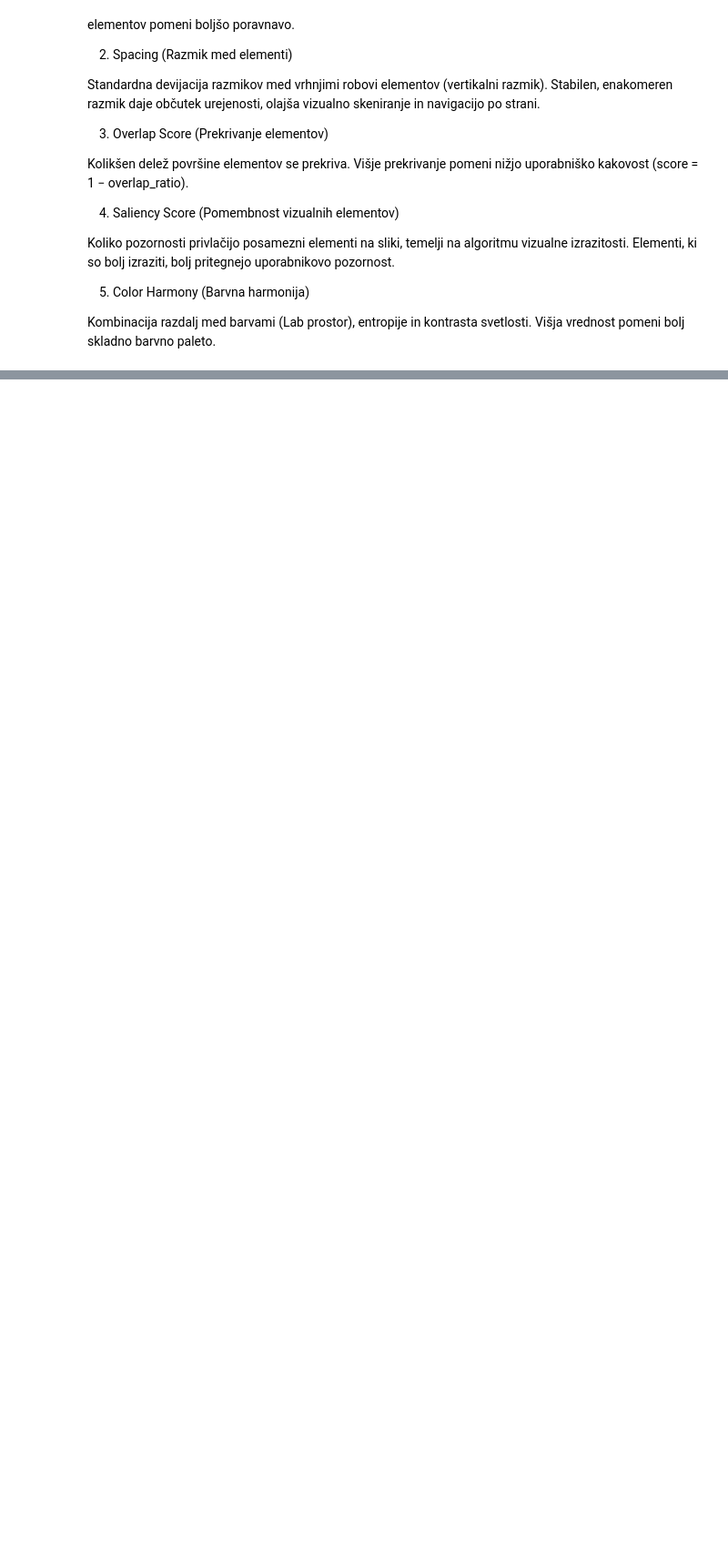
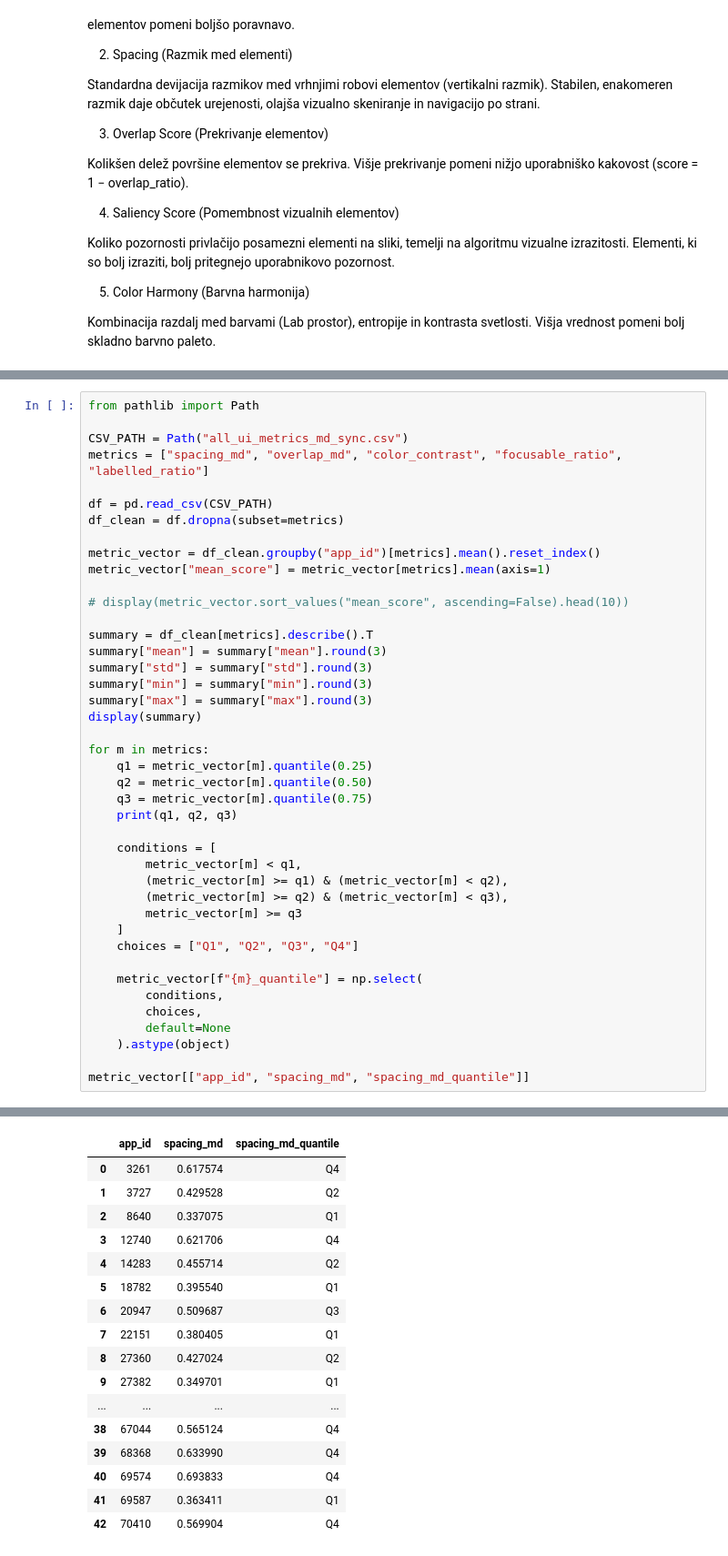
Before and after one commit to mmarolt/gui-prototyping-analysis, a Jupyter notebook: quantitative_analysis/analyze_prototype_elements.ipynb, the cells around one changed output, grey strips where cells are left out. Shown: that part at 91% size. Drawn from its saved outputs; the diff is of its cells as text; blank space fills up the shorter version.

```diff
--- a/quantitative_analysis/analyze_prototype_elements.ipynb
+++ b/quantitative_analysis/analyze_prototype_elements.ipynb
@@ -417,0 +475,43 @@ main_jupyter_safe_md()
+# %%
+from pathlib import Path
+
+CSV_PATH = Path("all_ui_metrics_md_sync.csv")
+metrics = ["spacing_md", "overlap_md", "color_contrast", "focusable_ratio", "labelled_ratio"]
+
+df = pd.read_csv(CSV_PATH)
+df_clean = df.dropna(subset=metrics)
+
+metric_vector = df_clean.groupby("app_id")[metrics].mean().reset_index()
+metric_vector["mean_score"] = metric_vector[metrics].mean(axis=1)
+
+# display(metric_vector.sort_values("mean_score", ascending=False).head(10))
+
+summary = df_clean[metrics].describe().T
+summary["mean"] = summary["mean"].round(3)
+summary["std"] = summary["std"].round(3)
+summary["min"] = summary["min"].round(3)
+summary["max"] = summary["max"].round(3)
+display(summary)
+
+for m in metrics:
+    q1 = metric_vector[m].quantile(0.25)
+    q2 = metric_vector[m].quantile(0.50)
+    q3 = metric_vector[m].quantile(0.75)
+    print(q1, q2, q3)
+
+    conditions = [
+        metric_vector[m] < q1,
+        (metric_vector[m] >= q1) & (metric_vector[m] < q2),
+        (metric_vector[m] >= q2) & (metric_vector[m] < q3),
+        metric_vector[m] >= q3
+    ]
+    choices = ["Q1", "Q2", "Q3", "Q4"]
+
+    metric_vector[f"{m}_quantile"] = np.select(
+        conditions,
+        choices,
+        default=None
+    ).astype(object)
+
+metric_vector[["app_id", "spacing_md", "spacing_md_quantile"]]
+# %% [output]
@@ -417,0 +529,17 @@ main_jupyter_safe_md()
+|  | app_id | spacing_md | spacing_md_quantile |
+| 0 | 3261 | 0.617574 | Q4 |
+| 1 | 3727 | 0.429528 | Q2 |
+| 2 | 8640 | 0.337075 | Q1 |
+| 3 | 12740 | 0.621706 | Q4 |
+| 4 | 14283 | 0.455714 | Q2 |
+| 5 | 18782 | 0.395540 | Q1 |
+| 6 | 20947 | 0.509687 | Q3 |
+| 7 | 22151 | 0.380405 | Q1 |
+| 8 | 27360 | 0.427024 | Q2 |
+| 9 | 27382 | 0.349701 | Q1 |
+| ... | ... | ... | ... |
+| 38 | 67044 | 0.565124 | Q4 |
+| 39 | 68368 | 0.633990 | Q4 |
+| 40 | 69574 | 0.693833 | Q4 |
+| 41 | 69587 | 0.363411 | Q1 |
+| 42 | 70410 | 0.569904 | Q4 |
```
Also changed, not shown: parts of 18 cells of this notebook, 9 other files.
